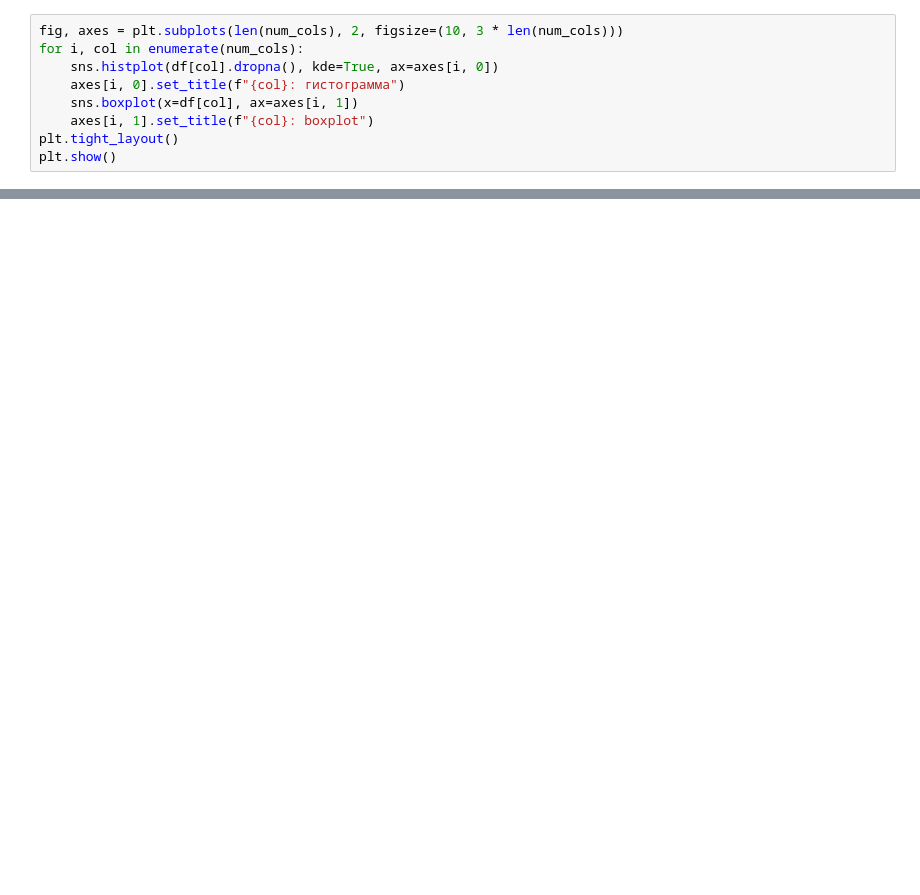
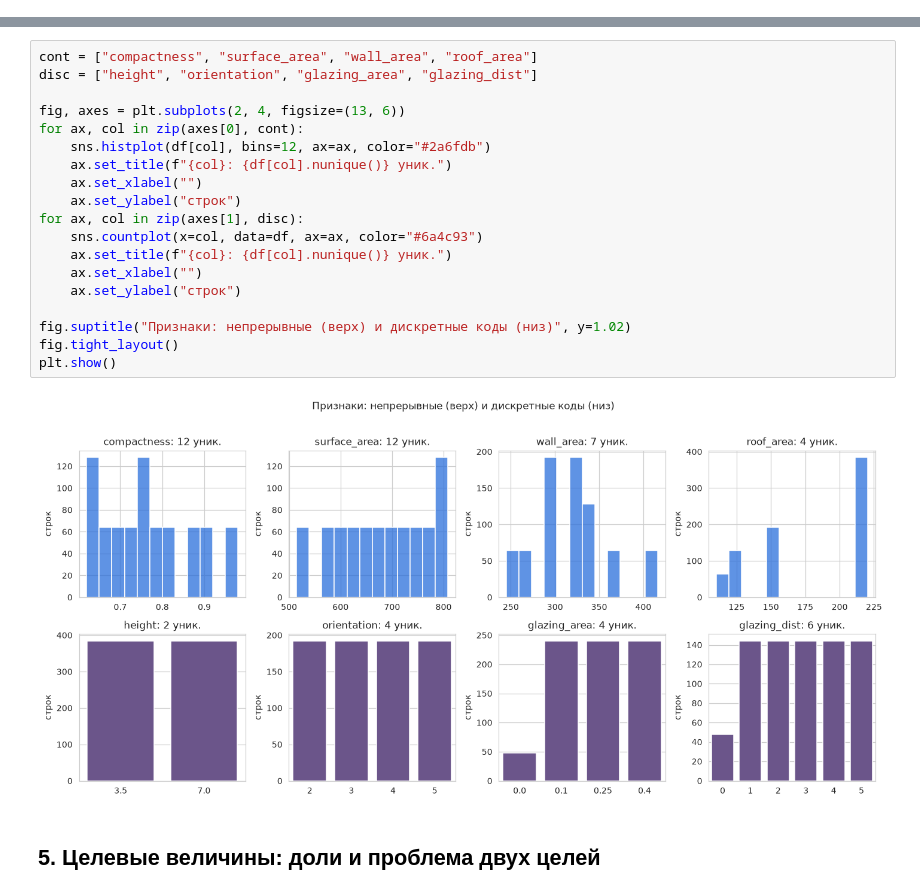
Before and after one commit to Ufguff/energy-intellectiual_systems, a Jupyter notebook: eda.ipynb, the cells around one changed output, grey strips where cells are left out. Saved outputs shown, nothing was run; the diff lists cells and outputs as text; blank space fills up the shorter version.

```diff
--- a/eda.ipynb
+++ b/eda.ipynb
@@ -102,9 +307,0 @@ stats_table[["mean", "median", "mode", "std", "25%", "75%", "IQR", "skew"]].roun
-# %%
-fig, axes = plt.subplots(len(num_cols), 2, figsize=(10, 3 * len(num_cols)))
-for i, col in enumerate(num_cols):
-    sns.histplot(df[col].dropna(), kde=True, ax=axes[i, 0])
-    axes[i, 0].set_title(f"{col}: гистограмма")
-    sns.boxplot(x=df[col], ax=axes[i, 1])
-    axes[i, 1].set_title(f"{col}: boxplot")
-plt.tight_layout()
-plt.show()
@@ -112,0 +313,23 @@ plt.show()
+# %%
+cont = ["compactness", "surface_area", "wall_area", "roof_area"]
+disc = ["height", "orientation", "glazing_area", "glazing_dist"]
+
+fig, axes = plt.subplots(2, 4, figsize=(13, 6))
+for ax, col in zip(axes[0], cont):
+    sns.histplot(df[col], bins=12, ax=ax, color="#2a6fdb")
+    ax.set_title(f"{col}: {df[col].nunique()} уник.")
+    ax.set_xlabel("")
+    ax.set_ylabel("строк")
+for ax, col in zip(axes[1], disc):
+    sns.countplot(x=col, data=df, ax=ax, color="#6a4c93")
+    ax.set_title(f"{col}: {df[col].nunique()} уник.")
+    ax.set_xlabel("")
+    ax.set_ylabel("строк")
+
+fig.suptitle("Признаки: непрерывные (верх) и дискретные коды (низ)", y=1.02)
+fig.tight_layout()
+plt.show()
+# %% [output]
+[figure, added]
+# %% [markdown]
+## 5. Целевые величины: доли и проблема двух целей
```
Also changed, not shown: parts of 36 cells of this notebook, 2 other files.
